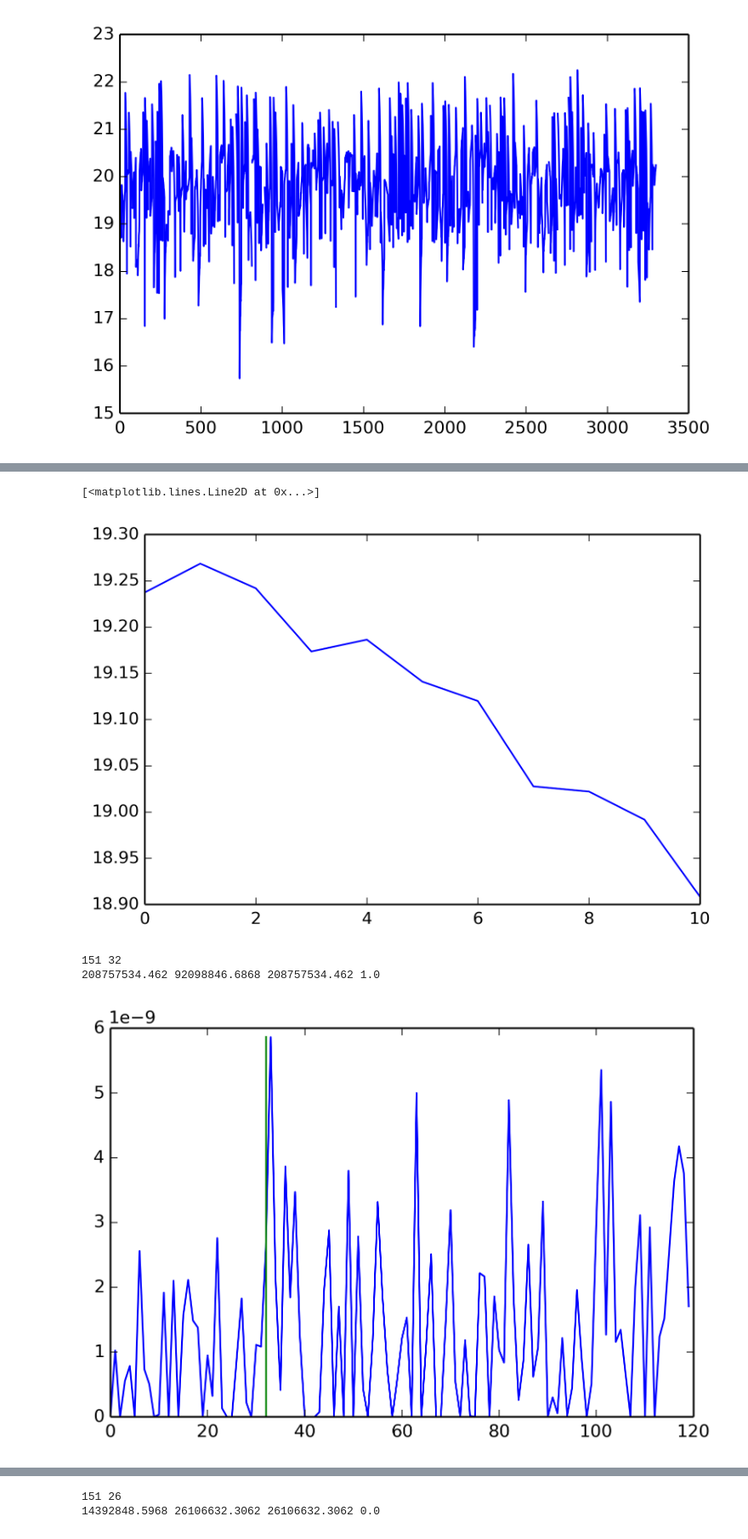
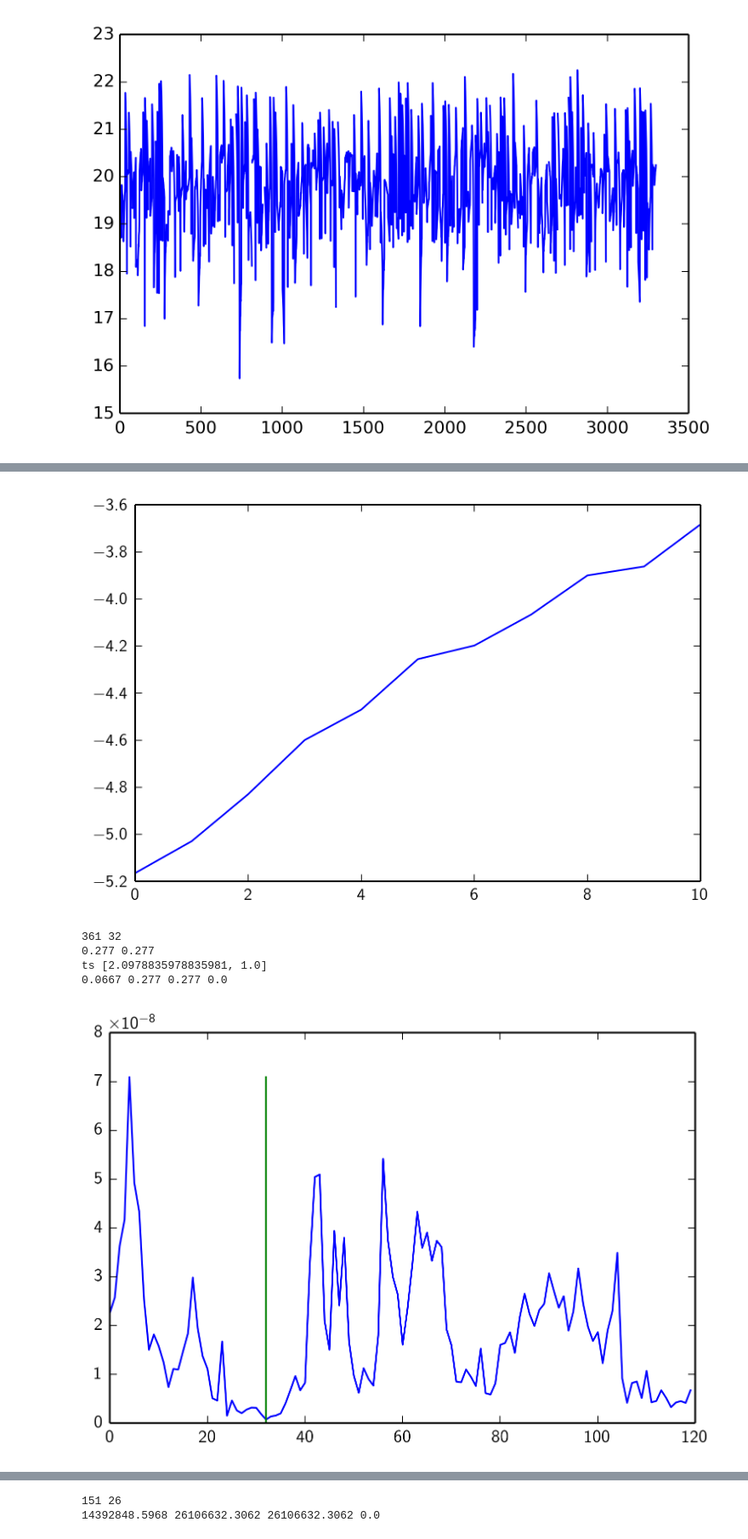
Before and after one commit to 221B-Haibara/IceCube_AstroNumy, a Jupyter notebook: Notebooks/GetGammaFluxProbability.ipynb, the cells around one changed output, grey strips where cells are left out. Shown at 85% size. Cells and saved outputs as stored; diff of their text form; code cells hidden in the pictures.

```diff
--- a/Notebooks/GetGammaFluxProbability.ipynb
+++ b/Notebooks/GetGammaFluxProbability.ipynb
@@ -161,10 +718,29 @@ plt.plot(output)
 # %% [output]
 [<matplotlib.lines.Line2D at 0x...>]
 [figure]
+# %%
+# prepare style
+jvsc = [(0.22, 0.50, 0.72), (0.89, 0.10, 0.11), (0.30, 0.69, 0.29),
+        (0.60, 0.31, 0.64), (1.0, 0.5, 0), (1., 1., .2),
+        (0.65, 0.34, 0.16), (0.97, 0.51, 0.75), (.6, .6, .6)]
+plt.rc ('text', usetex=True)
+plt.rc ('font', family='sans-serif')
+plt.rc ('font', **{'sans-serif': 'Computer Modern Sans Serif'})
+mpl.rcParams['text.latex.preamble'] = [
+    r'\usepackage{amsmath}',
+    r'\usepackage{sansmath}',
+    r'\SetSymbolFont{operators}   {sans}{OT1}{cmss} {m}{n}',
+    r'\SetSymbolFont{letters}     {sans}{OML}{cmbrm}{m}{it}',
+    r'\SetSymbolFont{symbols}     {sans}{OMS}{cmbrs}{m}{n}',
+    r'\SetSymbolFont{largesymbols}{sans}{OMX}{iwona}{m}{n}',
+    r'\sansmath',
+]
 # %%
 #4% case we observe one source in the error circle
 #nudist = NuDist()
 output = []
+ts = []
+
 def test_p_value(time=25,fluxindex=479):
     time = time
     #print ra,dec
@@ -183,15 +759,33 @@ def test_p_value(time=25,fluxindex=479):
     probMax = -1
     for alpha in np.linspace(0,1,11):
         y,fluxBins = np.histogram(GetFluxProb(alpha, rndFlux, norm),normed=True)
-        prob = y[np.digitize(sampledFlux,fluxBins)]
+        binWidth = (fluxBins[1] - fluxBins[0])
+        binx = np.digitize(sampledFlux,fluxBins)-1
+        if binx >= len(y) or binx < 0:
+            prob = 0
+        else:
+            prob = y[binx] * binWidth
+
         if prob0 is None:
             prob0 = prob
+
         if prob>probMax:
             probMax = prob
             alphaMax = alpha
         #print alpha, np.log(prob)
-        output.append(np.log(prob))
+        output.append(2.*np.log(prob))
     print rndFluxIndex, time
+    print probMax, prob0
+    if prob0==0:
+        ts.append(inf)
+        prob_H0.append(0.)
+        prob_H1.append(0.)
+    else:
+        ts.append(probMax/prob0)
+        prob_H0.append(prob0)
+        prob_H1.append(probMax)
+
+    print "ts", ts
     plt.plot(rndFlux)
     plt.plot([time,time],[0,np.max(rndFlux)])
     print prob, prob0, probMax, alphaMax
@@ -205,13 +838,14 @@ test_p_value(25, 479)
 # %%
-plt.plot(output)
+alpha1 = plt.plot(output)
 # %% [output]
-[<matplotlib.lines.Line2D at 0x...>]
-[figure, old version]
+[figure, new version]
 # %%
-output = []
-test_p_value(32, 479)
+
+test_p_value(32, 421)
 # %% [output]
-151 32
-208757534.462 92098846.6868 208757534.462 1.0
+361 32
+0.277 0.277
+ts [2.0978835978835981, 1.0]
+0.0667 0.277 0.277 0.0
-[figure, old version]
+[figure, new version]
 # %%
```
Also changed, not shown: parts of 48 cells of this notebook.
